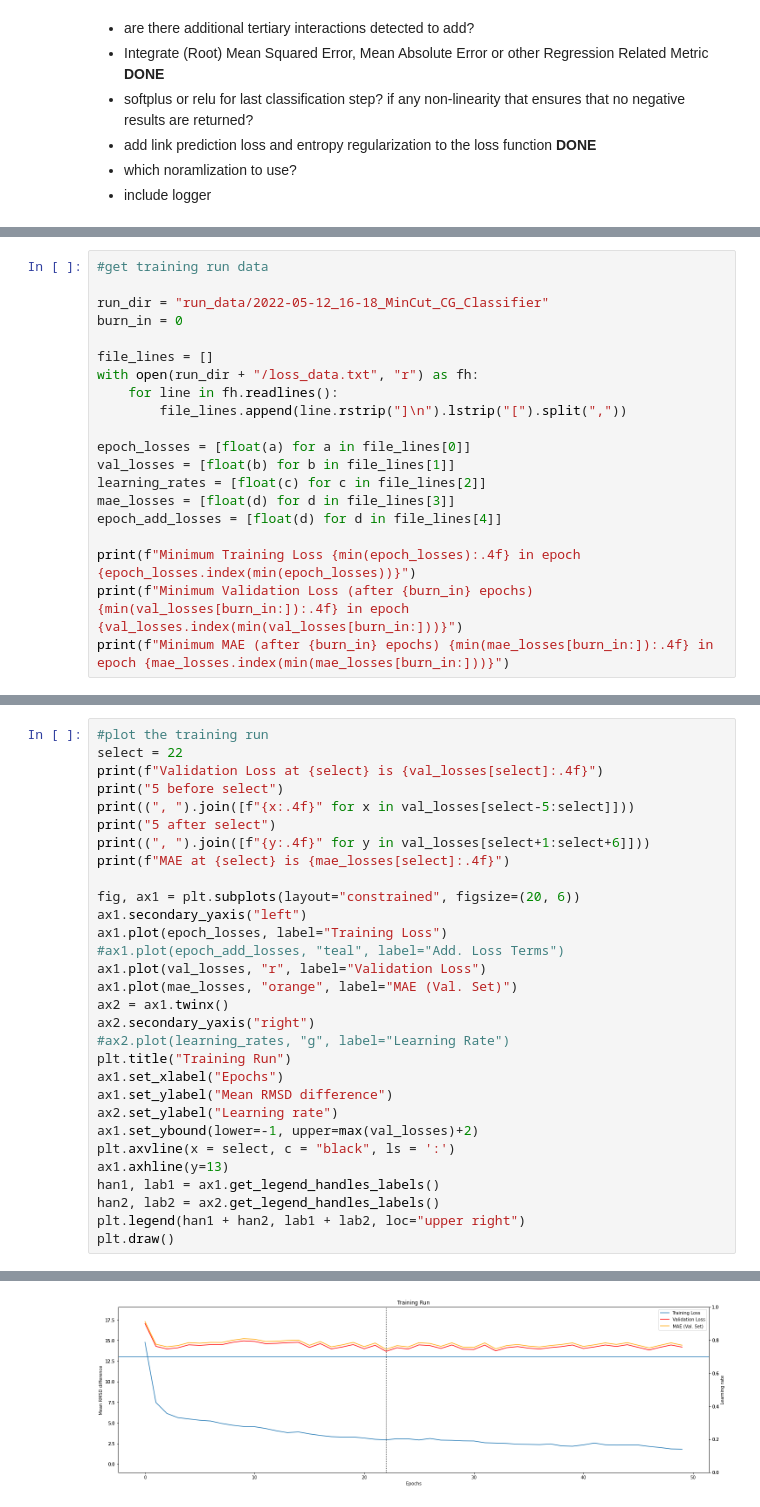
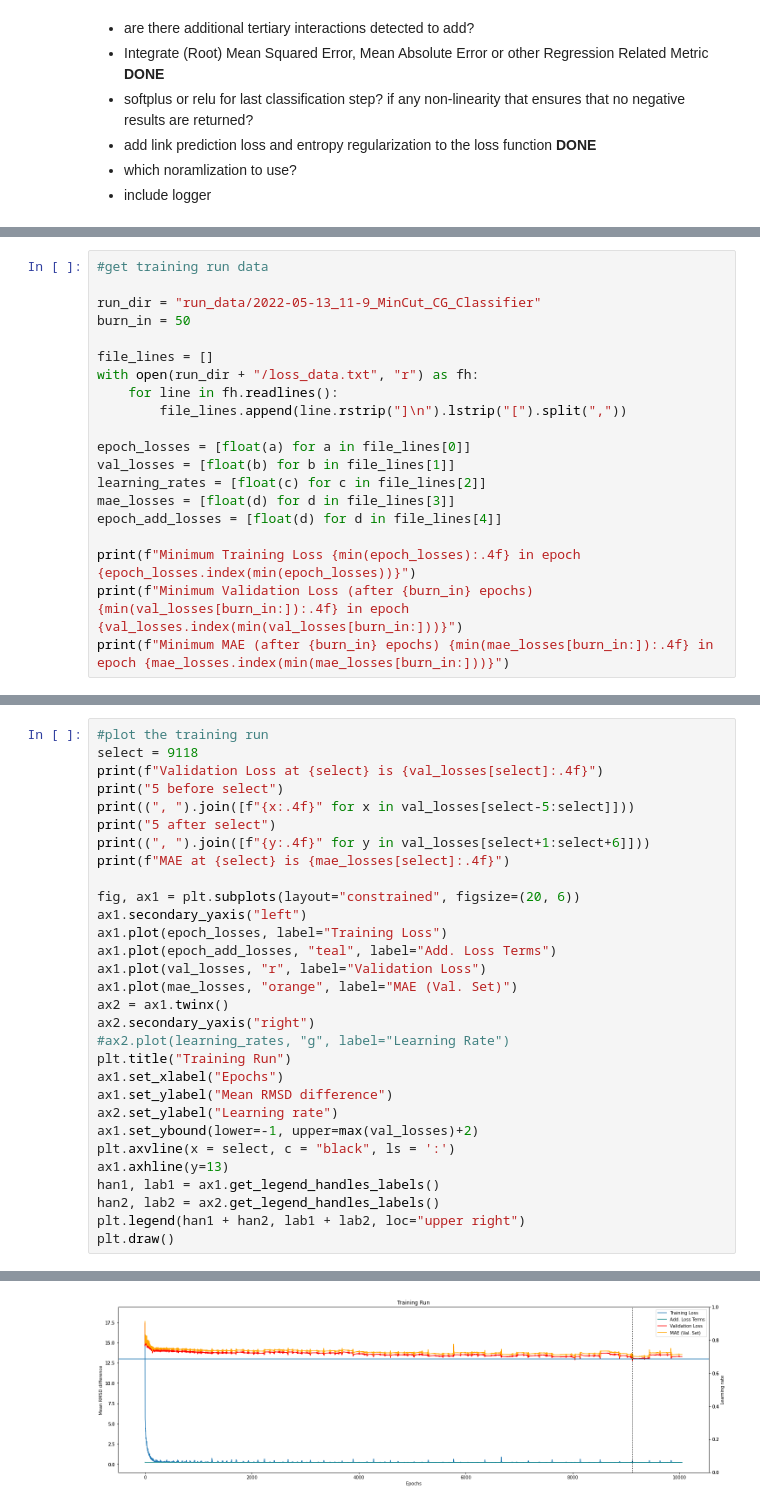
Before and after one commit to milang9/3d_classifier, a Jupyter notebook: 3d_classifier_PyG_pool.ipynb, the cells around one changed output, grey strips where cells are left out. Cells and saved outputs as stored; diff of their text form.

```diff
--- a/3d_classifier_PyG_pool.ipynb
+++ b/3d_classifier_PyG_pool.ipynb
@@ -112,8 +129,8 @@ Seed used for training was: 5565205222336949324
 # %%
 #get training run data
 
-run_dir = "run_data/2022-05-12_16-18_MinCut_CG_Classifier"
-burn_in = 0
+run_dir = "run_data/2022-05-13_11-9_MinCut_CG_Classifier"
+burn_in = 50
 
 file_lines = []
 with open(run_dir + "/loss_data.txt", "r") as fh:
@@ -136,6 +157,6 @@ Minimum MAE (after 0 epochs) 13.9190 in epoch 22
 # %%
 #plot the training run
-select = 22
+select = 9118
 print(f"Validation Loss at {select} is {val_losses[select]:.4f}")
 print("5 before select")
 print((", ").join([f"{x:.4f}" for x in val_losses[select-5:select]]))
@@ -146,7 +167,7 @@ print(f"MAE at {select} is {mae_losses[select]:.4f}")
 fig, ax1 = plt.subplots(layout="constrained", figsize=(20, 6))
 ax1.secondary_yaxis("left")
 ax1.plot(epoch_losses, label="Training Loss")
-#ax1.plot(epoch_add_losses, "teal", label="Add. Loss Terms")
+ax1.plot(epoch_add_losses, "teal", label="Add. Loss Terms")
 ax1.plot(val_losses, "r", label="Validation Loss")
 ax1.plot(mae_losses, "orange", label="MAE (Val. Set)")
 ax2 = ax1.twinx()
@@ -173,4 +194,4 @@ MAE at 22 is 13.9190
-[figure, old version]
+[figure, new version]
 # %%
 #Test
 from classifier.utility import get_energy_dict, rmsd_scatter, e_rmsd_scatter
```
Also changed, not shown: parts of 6 cells of this notebook, 3 other files.
